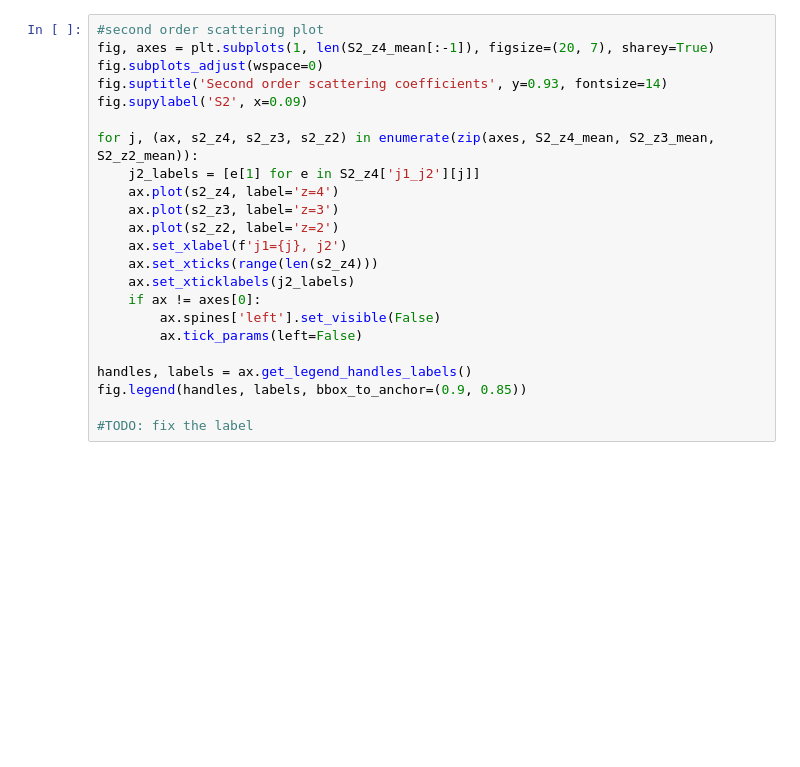
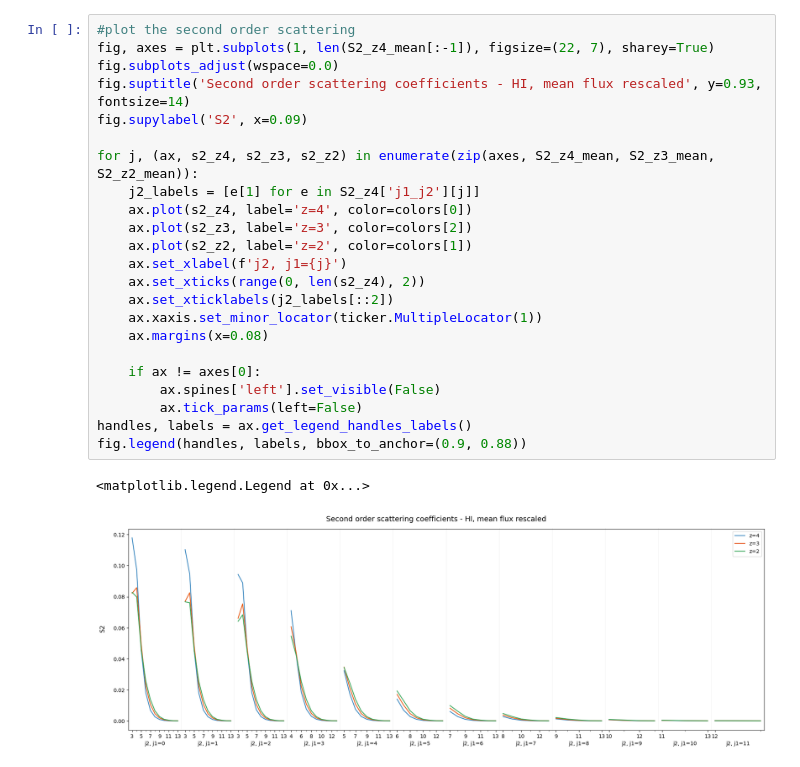
Before and after one commit to ryu-ship-it/lyman_alpha_scattering_transform, a Jupyter notebook: Hydrogen_redshift_compare.ipynb, the cells around one changed output. Drawn from its saved outputs; the diff is of its cells as text; blank space fills up the shorter version.

```diff
--- a/Hydrogen_redshift_compare.ipynb
+++ b/Hydrogen_redshift_compare.ipynb
@@ -161,23 +127,26 @@ axs.legend()
 # %%
-#second order scattering plot
-fig, axes = plt.subplots(1, len(S2_z4_mean[:-1]), figsize=(20, 7), sharey=True)
-fig.subplots_adjust(wspace=0)
-fig.suptitle('Second order scattering coefficients', y=0.93, fontsize=14)
+#plot the second order scattering
+fig, axes = plt.subplots(1, len(S2_z4_mean[:-1]), figsize=(22, 7), sharey=True)
+fig.subplots_adjust(wspace=0.0)
+fig.suptitle('Second order scattering coefficients - HI, mean flux rescaled', y=0.93, fontsize=14)
 fig.supylabel('S2', x=0.09)
 
 for j, (ax, s2_z4, s2_z3, s2_z2) in enumerate(zip(axes, S2_z4_mean, S2_z3_mean, S2_z2_mean)):
     j2_labels = [e[1] for e in S2_z4['j1_j2'][j]]
-    ax.plot(s2_z4, label='z=4')
-    ax.plot(s2_z3, label='z=3')
-    ax.plot(s2_z2, label='z=2')
-    ax.set_xlabel(f'j1={j}, j2')
-    ax.set_xticks(range(len(s2_z4)))
-    ax.set_xticklabels(j2_labels)
+    ax.plot(s2_z4, label='z=4', color=colors[0])
+    ax.plot(s2_z3, label='z=3', color=colors[2])
+    ax.plot(s2_z2, label='z=2', color=colors[1])
+    ax.set_xlabel(f'j2, j1={j}')
+    ax.set_xticks(range(0, len(s2_z4), 2))
+    ax.set_xticklabels(j2_labels[::2])
+    ax.xaxis.set_minor_locator(ticker.MultipleLocator(1))
+    ax.margins(x=0.08)
+
     if ax != axes[0]:
         ax.spines['left'].set_visible(False)
         ax.tick_params(left=False)
-
 handles, labels = ax.get_legend_handles_labels()
-fig.legend(handles, labels, bbox_to_anchor=(0.9, 0.85))
-
-#TODO: fix the label
+fig.legend(handles, labels, bbox_to_anchor=(0.9, 0.88))
+# %% [output]
+<matplotlib.legend.Legend at 0x...>
+[figure, added]
```
Also changed, not shown: parts of 27 cells of this notebook.
